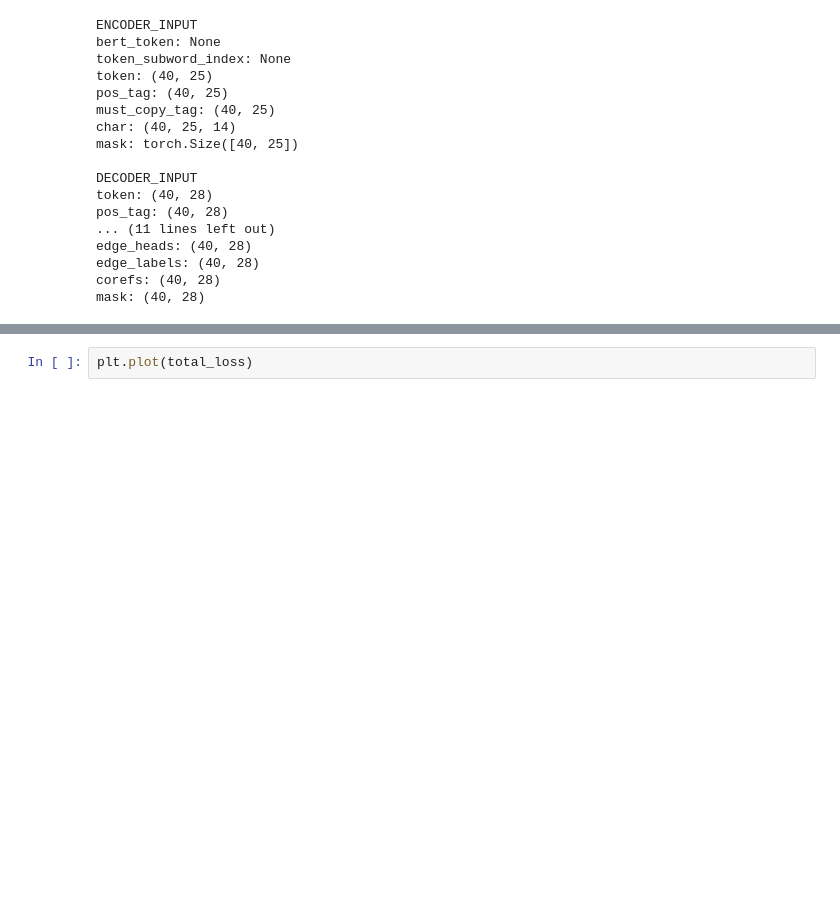
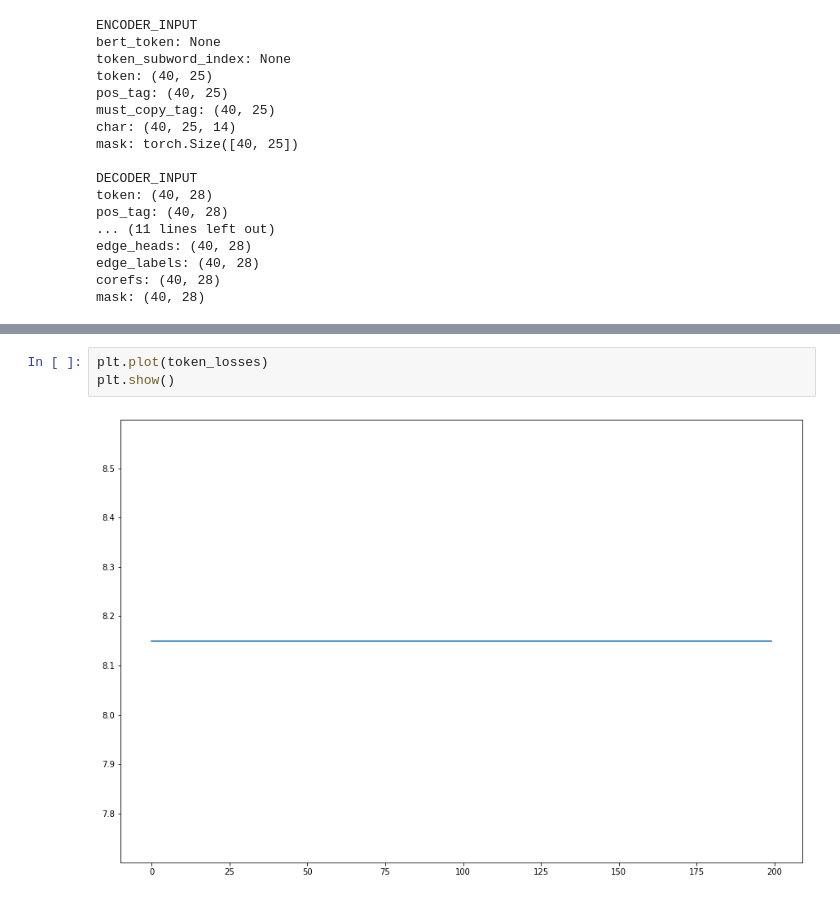
Before and after one commit to adylanrff/tugas-akhir, a Jupyter notebook: model/run_model.ipynb, the cells around one changed output, grey strips where cells are left out. Saved outputs shown, nothing was run; the diff lists cells and outputs as text; blank space fills up the shorter version.

```diff
--- a/model/run_model.ipynb
+++ b/model/run_model.ipynb
@@ -203,2 +203,5 @@ EPOCH: 184, LOSS: 83.47626
 # %%
-plt.plot(total_loss)
+plt.plot(token_losses)
+plt.show()
+# %% [output]
+[figure, added]
```
Also changed, not shown: parts of 8 cells of this notebook, 4 other files.
